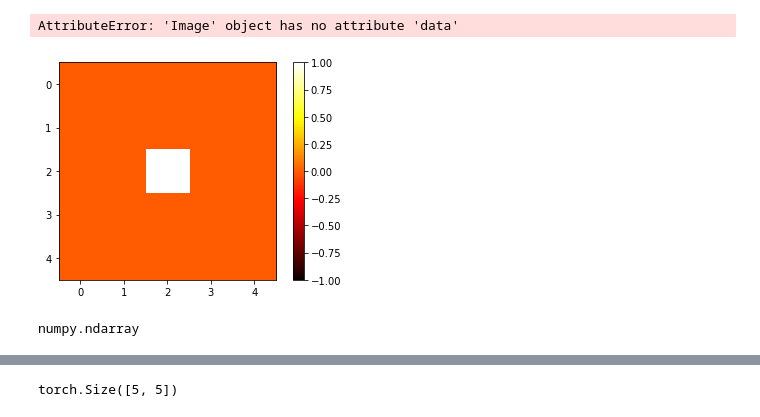
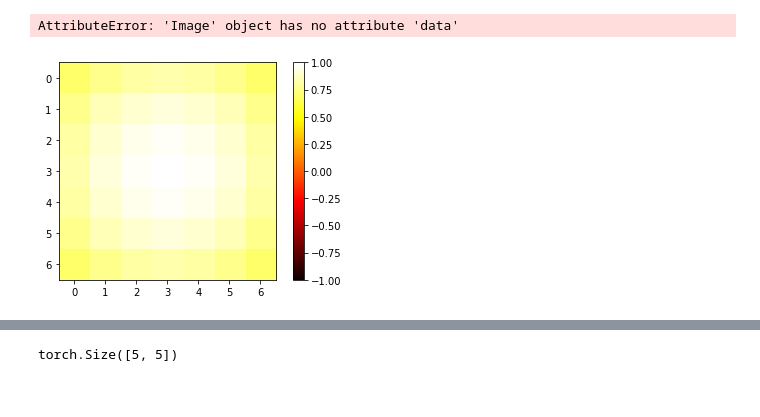
Before and after one commit to JerryLu-CN/waysguider, a Jupyter notebook: data_clear.ipynb, the cells around one changed output, grey strips where cells are left out. Cells and saved outputs as stored; diff of their text form; code cells hidden in the pictures.

```diff
--- a/data_clear.ipynb
+++ b/data_clear.ipynb
@@ -292,24 +292,21 @@ im.data
 # %% [output]
 AttributeError: 'Image' object has no attribute 'data'
 # %%
+import torch
 import numpy as np
 from scipy import signal
 
 def gkern(kernlen=21, std=3):
     """Returns a 2D Gaussian kernel array."""
     gkern1d = signal.gaussian(kernlen, std=std).reshape(kernlen, 1)
     gkern2d = np.outer(gkern1d, gkern1d)
     return gkern2d
 
-x = gkern(5,0.1)
+x = gkern(7,5)
 
 plt.imshow(x, cmap=plt.cm.hot, vmin=-1, vmax=1)
 plt.colorbar()
 plt.show()
 # %% [output]
-[figure, old version]
+[figure, new version]
-# %%
-type(x)
-# %% [output]
-numpy.ndarray
 # %%
```
Also changed, not shown: parts of 2 cells of this notebook, 3 other files.
